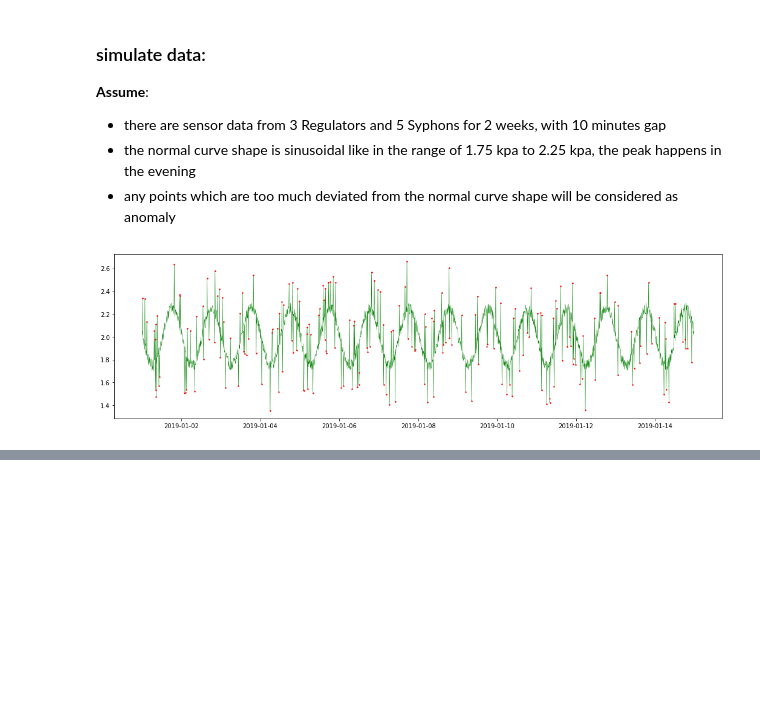
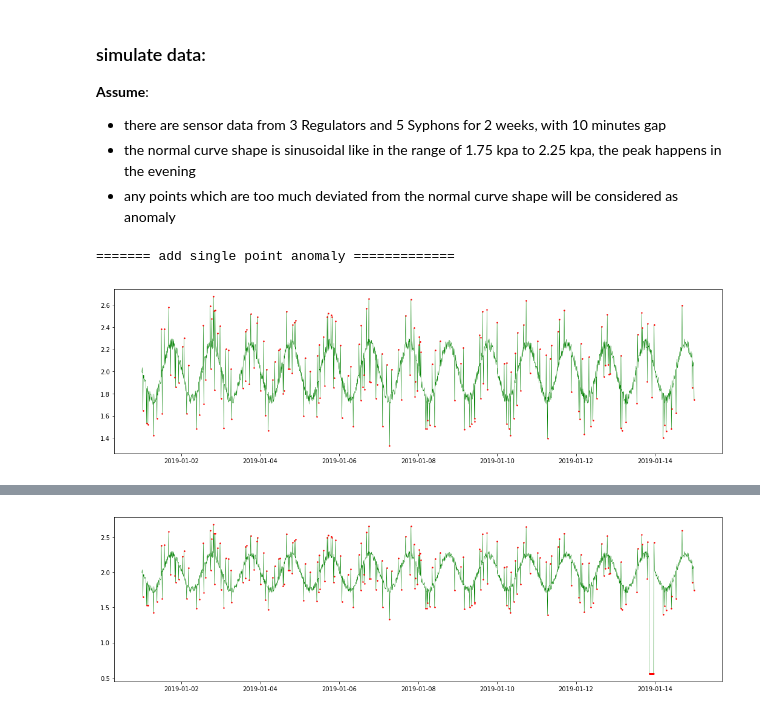
Before and after one commit to HuangWeiKulish/Gas-Network-Anomaly-Detection, a Jupyter notebook: Simulate_Data.ipynb, the cells around one changed output, grey strips where cells are left out. Cells and saved outputs as stored; diff of their text form; code cells hidden in the pictures; blank space fills up the shorter version.

```diff
--- a/Simulate_Data.ipynb
+++ b/Simulate_Data.ipynb
@@ -71,7 +69,7 @@ def generate_normal_curve(strt_tm=datetime.datetime(2019, 1, 1, 0, 0, 0), durati
     return df
 
 
-def add_anomaly(df, anomaly_pct=0.1, anomaly_range=(0.4, 0.8), plot_=True):
+def add_anomaly(df, anomaly_pct=0.1, anomaly_range=(0.4, 0.8), plot_=False):
     val_range = df['pressure'].max() - df['pressure'].min()
     anomaly_noise = [random.uniform(val_range*anomaly_range[0], val_range*anomaly_range[1]) *
                      random.sample([-1,1], 1)[0]
@@ -90,11 +88,55 @@ def add_anomaly(df, anomaly_pct=0.1, anomaly_range=(0.4, 0.8), plot_=True):
         plt.plot_date(tmp['ts'], tmp['pressure_abnormal'], linewidth=0.5, linestyle='', marker='.', color='red', markersize=3)
         plt.show()
     return df
+
+def flatline_anomaly(df, const=(0, 1.2), straight=False, anomaly_pct=0.05, min_dur_ts=10, plot_=True, gap=10):
+    mode = []
+    if straight:  # remove the data in between and connect with straight line
+        mode += ['straight']
+    if const is not None:  # set the data in between to be const
+        mode += ['constant']
+
+    max_dur_ts = int(len(df)*anomaly_pct)
+    all_ts = list(df['ts'])
+    dur_ts_list = []
+    cumu_dur = 0
+
+    while (cumu_dur < max_dur_ts) & (max_dur_ts - cumu_dur >= min_dur_ts):
+        dur = random.randint(min_dur_ts, max_dur_ts - cumu_dur)
+        strt = random.sample(all_ts, 1)[0]
+        print(strt, dur)
+        dur_ts_list.append([strt, dur])
+        cumu_dur += dur
+
+    for dl in dur_ts_list:
+        strt, dur = dl
+        end = strt + datetime.timedelta(seconds=60*dur*gap)
+        md = random.sample(mode, 1)[0]
+        if md == 'constant':
+            df.loc[(df['ts'] >= strt) & (df['ts'] <= end), 'pressure_abnormal'] = random.uniform(const[0], const[1])
+        elif md == 'straight':
+            df.loc[(df['ts'] >= strt) & (df['ts'] <= end), 'pressure_abnormal'] == np.nan
+            df['pressure_abnormal'] = df['pressure_abnormal'].interpolate(method='linear')
+        df.loc[(df['ts'] >= strt) & (df['ts'] <= end), 'anomly_flag'] = 1
+
+    if plot_:
+        plt.figure(figsize=(18, 5))
+        plt.plot_date(df['ts'], df['pressure_abnormal'], linewidth=0.5, linestyle='-', marker='', color='green')
+        tmp = df[df['anomly_flag'] == 1]
+        plt.plot_date(tmp['ts'], tmp['pressure_abnormal'], linewidth=0.5, linestyle='', marker='.', color='red', markersize=3)
+        plt.show()
+
+    return df
 # %%
 # test functions
 df = generate_normal_curve()
+print('======= add single point anomaly =============')
 df = add_anomaly(df, plot_=True)
 display(df.head())
+print('======= add connected anomaly =============')
+df = flatline_anomaly(df, const=(0, 1.2), straight=False, anomaly_pct=0.01, min_dur_ts=10, plot_=True)
+display(df.head())
 # %% [output]
+======= add single point anomaly =============
-[figure, old version]
+[figure, new version]
 |  | ts | pressure | noise | pressure_normal | anomaly_noise | pressure_abnormal | anomly_flag |
@@ -105,0 +150 @@ display(df.head())
+[figure, added]
```
Also changed, not shown: parts of 3 cells of this notebook.
